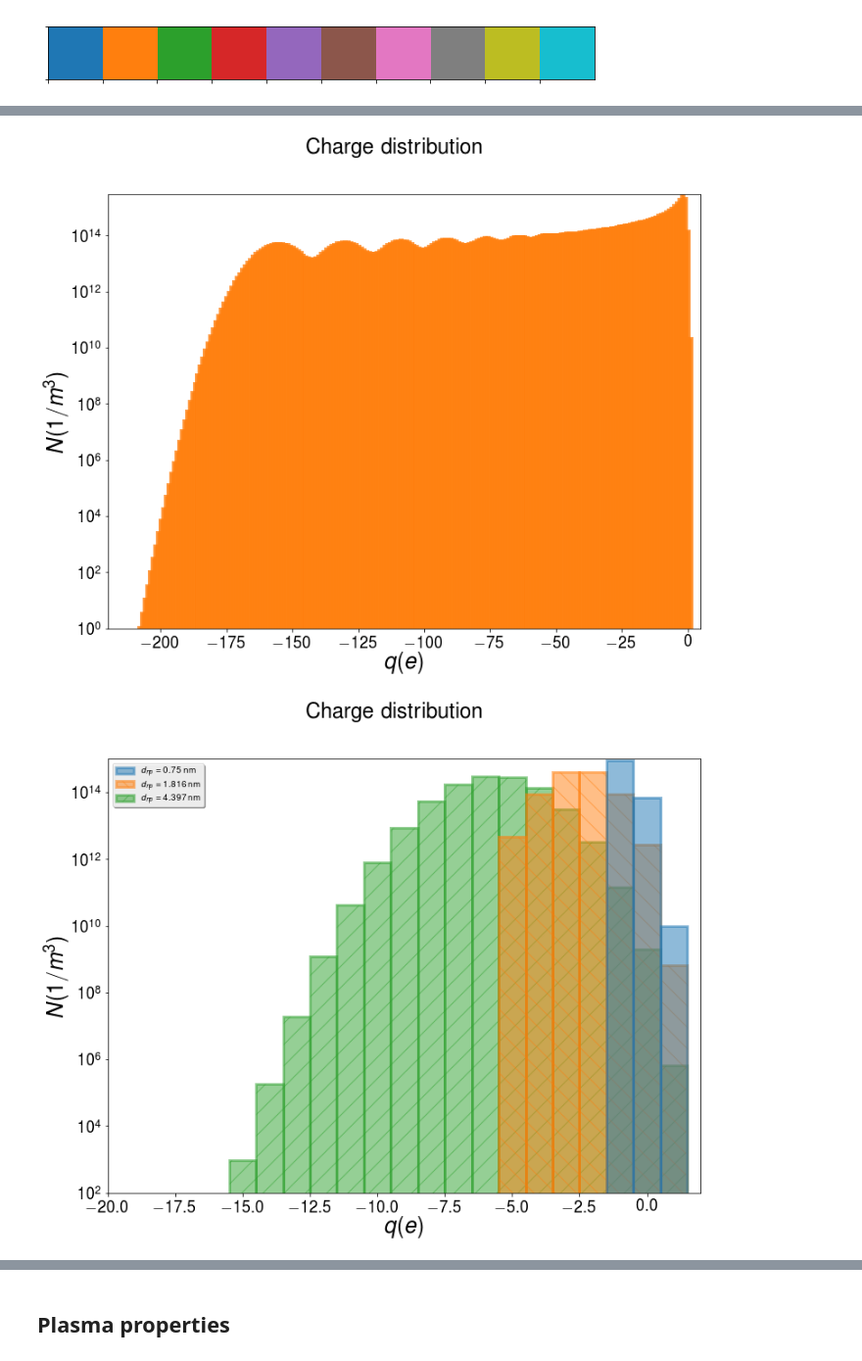
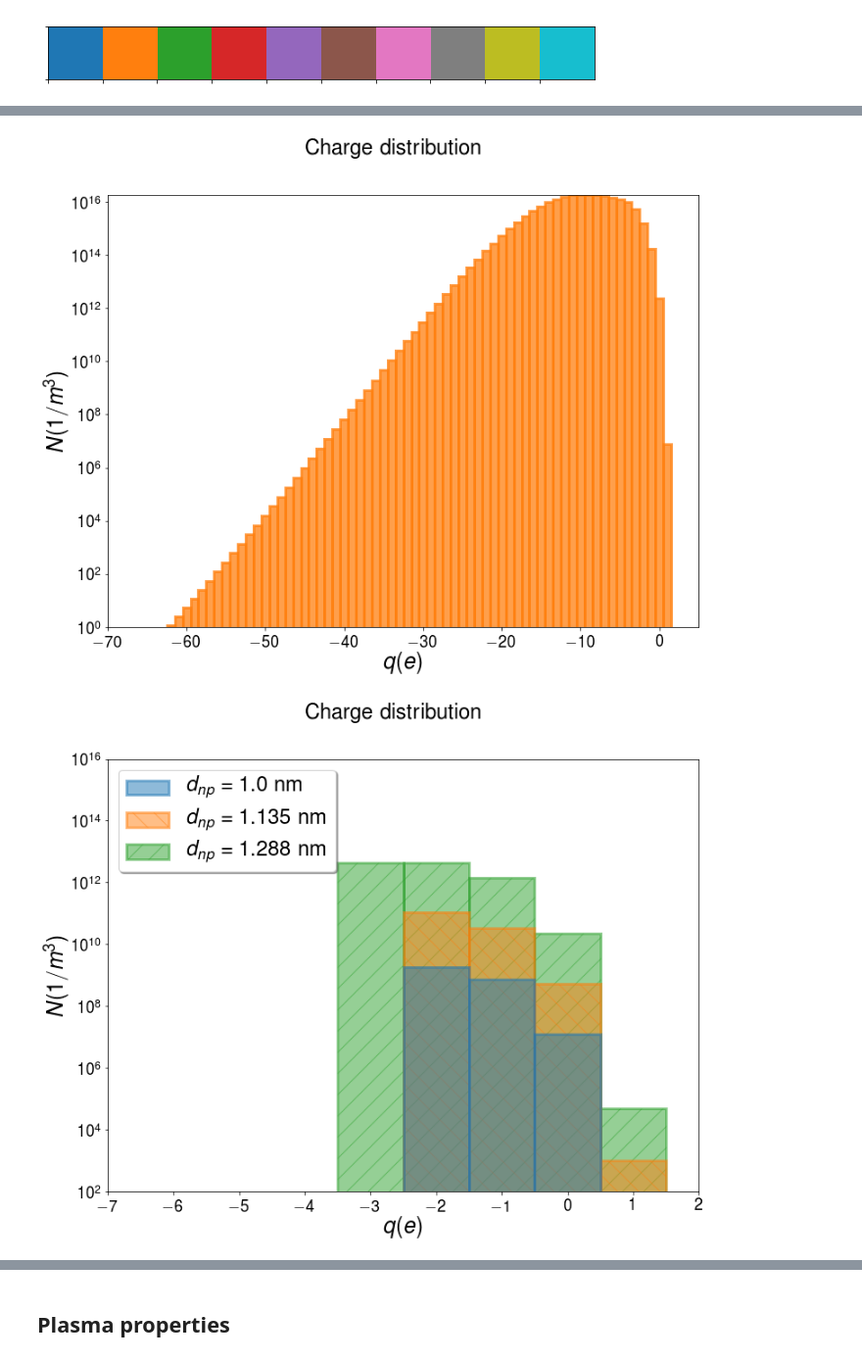
Before and after one commit to caos21/ndust, a Jupyter notebook: press/plot-results.ipynb, the cells around one changed output, grey strips where cells are left out. Shown at 98% size. Cells and saved outputs as stored; diff of their text form; code cells hidden in the pictures.

```diff
--- a/press/plot-results.ipynb
+++ b/press/plot-results.ipynb
@@ -73,7 +73,8 @@ pp.sns.palplot(current_palette)
 # nanof = "nano-test-charging2"
 # gridf = "grid-test2"
 
-nanof = "nano-test-coagulation"
-gridf = "grid-test"
+# nanof = "nano-test-coagulation"
+# gridf = "grid-test"
 
-pt = pp.plot(nanof, gridf, xc)
+nanof = "nano-coulomb-40nm-all-5s-implicit"
+gridf = "grid-coulomb-40nm"
@@ -80,5 +83,5 @@ pt = pp.plot(nanof, gridf, xc)
 # %%
-pt.levelsf = np.arange(1, 19, 2)
+pt.levelsf = np.arange(1, 20, 2)
 # %%
 pt.plot_fdens()
 # %% [output]
@@ -90,12 +93,12 @@ pt.plot_diams()
 # %%
 pt.plot_charges()
 # %% [output]
-[figure, old version]
+[figure, new version]
 # %%
 #WARNING density must be > 0 in the section
-pt.plot_charges_at_volume([0, 5, 10], [3,2,1], current_palette,
+pt.plot_charges_at_volume([0, 2, 4], [3,2,1], current_palette,
                          [True, True, True], ['', '\\', '/'], [0.5, 0.5, 0.5],
-                          [3, 3, 3], ylim=[1e2, 1e15])
+                          [3, 3, 3], ylim=[1e2, 1e16], xlim=[-7, 2])
 # %% [output]
-[figure, old version]
+[figure, new version]
 # %%
```
Also changed, not shown: parts of 8 cells of this notebook, 20 other files.
